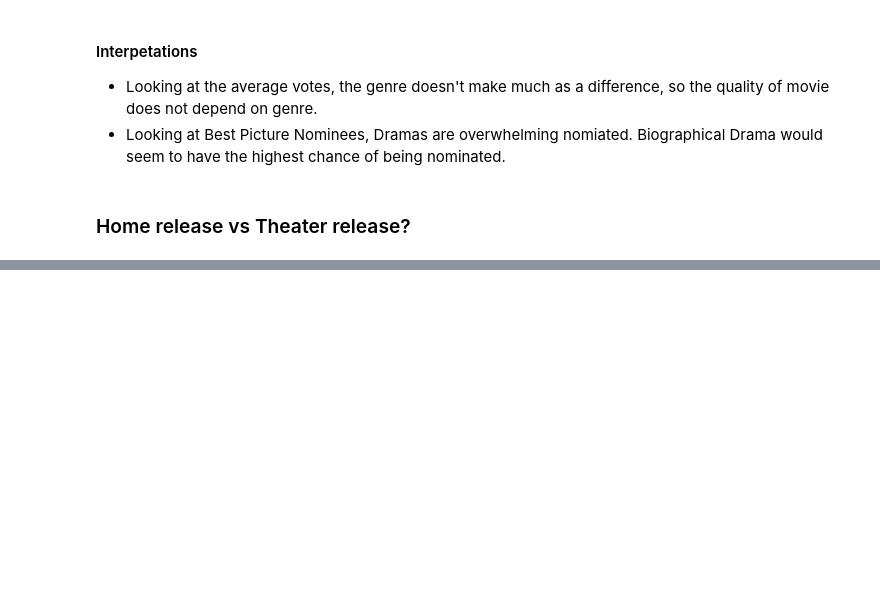
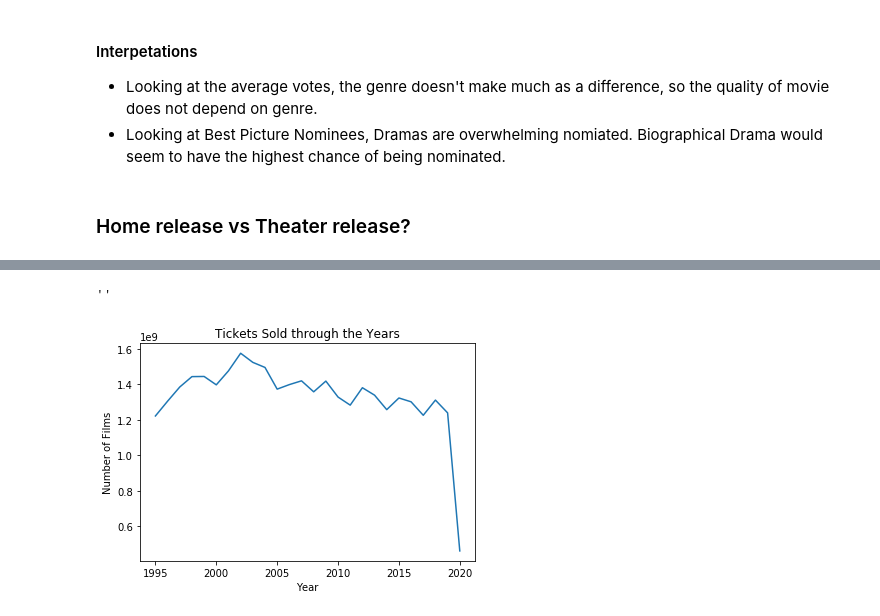
Before and after one commit to cristinamtown/dsc-mod-1-project-v2-1-onl01-dtsc-pt-041320, a Jupyter notebook: student.ipynb, the cells around one changed output, grey strips where cells are left out. Drawn from its saved outputs; the diff is of its cells as text; code cells hidden in the pictures; blank space fills up the shorter version.

```diff
--- a/student.ipynb
+++ b/student.ipynb
@@ -1260 +1238,13 @@ import time
 from bs4 import BeautifulSoup
+# %%
+# Create a Response from requests.
+url = 'https://www.the-numbers.com/market/'
+
+# Call the url and scrape the desired table
+r = requests.get(url)
+if not r.ok:
+    print('Failed to get a response.')
+
+soup = BeautifulSoup(r.content)
+
+page_chart = soup.findAll('table')[0]
@@ -1260,0 +1272,4 @@ from bs4 import BeautifulSoup
+# %%
+# Make a dataframe from the scraped table
+df_tickets = pd.read_html(str(page_chart))[0]
+df_tickets
@@ -1260,0 +1294,9 @@ from bs4 import BeautifulSoup
+# %%
+# Graph ticket Sold though the years
+ax_ts = sns.lineplot(x='Year', y='Tickets Sold', data=df_tickets)
+ax_ts.set_title('Tickets Sold through the Years')
+ax_ts.set_ylabel('Number of Films')
+;
+# %% [output]
+''
+[figure, added]
```
Also changed, not shown: parts of 28 cells of this notebook, 1 other file.
